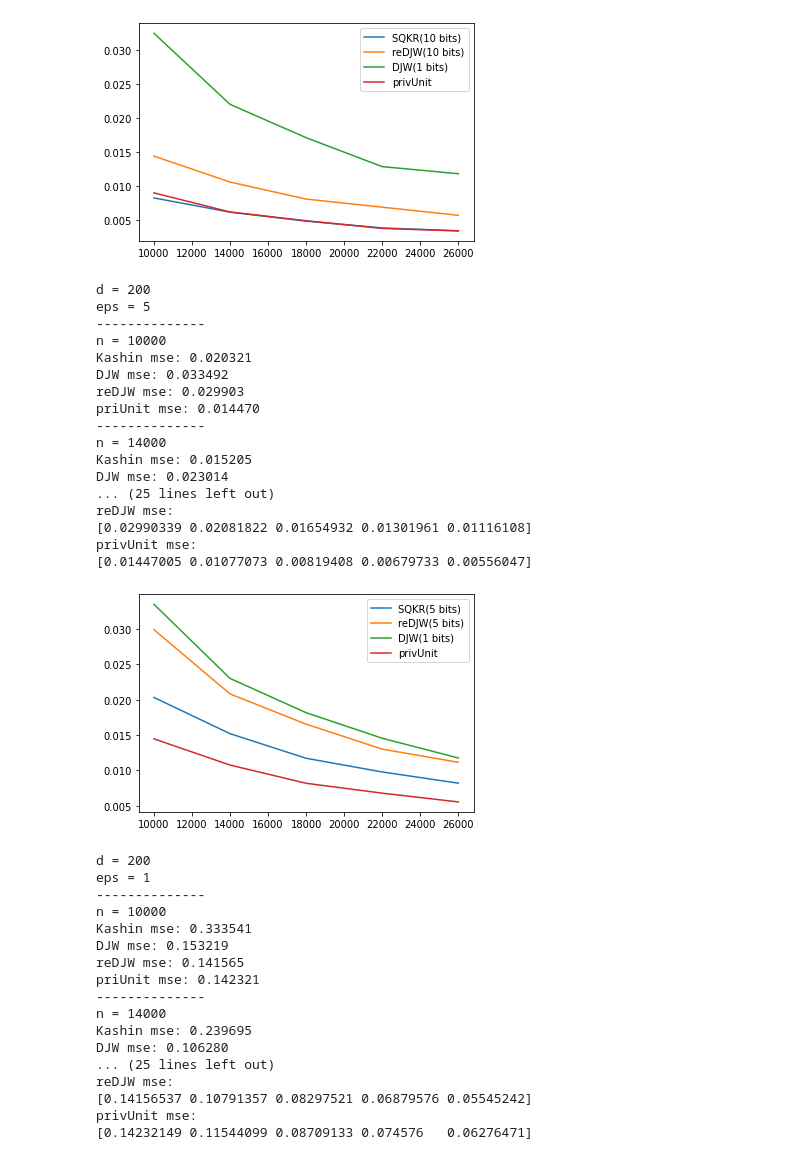
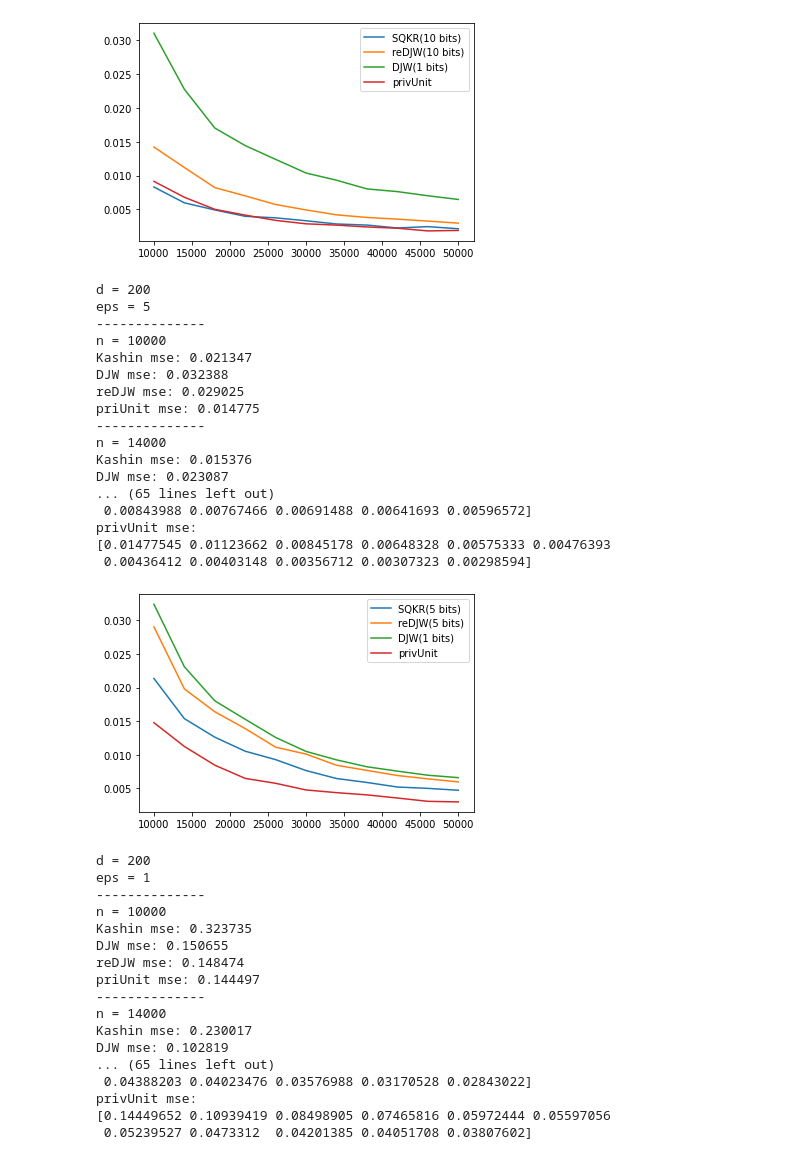
Before and after one commit to WeiNingChen/Kashin-mean-estimation, a Jupyter notebook: privUnit_DJW_SQKR.ipynb, the cells around one changed output. Cells and saved outputs as stored; diff of their text form; code cells hidden in the pictures.

```diff
--- a/privUnit_DJW_SQKR.ipynb
+++ b/privUnit_DJW_SQKR.ipynb
@@ -148,10 +148,10 @@ def DJW_decode(U, k, eps, q_sampling, B):
 if __name__ == "__main__":
 
 	# set parameters
-	num_itr = 11
+	num_itr = 10
 	init_size = 10000
 	step_size = 4000
-	step_num = 5
+	step_num = 11
 	indices = [init_size + i*step_size for i in range(step_num)]
 
 
@@ -278,36 +278,36 @@ privUnit mse:
-[figure, old version]
+[figure, new version]
 d = 200
 eps = 5
 --------------
 n = 10000
-Kashin mse: 0.020321
-DJW mse: 0.033492
-reDJW mse: 0.029903
-priUnit mse: 0.014470
+Kashin mse: 0.021347
+DJW mse: 0.032388
+reDJW mse: 0.029025
+priUnit mse: 0.014775
 --------------
 n = 14000
-Kashin mse: 0.015205
-DJW mse: 0.023014
-... (25 lines left out)
-reDJW mse:
-[0.02990339 0.02081822 0.01654932 0.01301961 0.01116108]
+Kashin mse: 0.015376
+DJW mse: 0.023087
+... (65 lines left out)
+ 0.00843988 0.00767466 0.00691488 0.00641693 0.00596572]
 privUnit mse:
-[0.01447005 0.01077073 0.00819408 0.00679733 0.00556047]
+[0.01477545 0.01123662 0.00845178 0.00648328 0.00575333 0.00476393
+ 0.00436412 0.00403148 0.00356712 0.00307323 0.00298594]
-[figure, old version]
+[figure, new version]
 d = 200
 eps = 1
 --------------
 n = 10000
-Kashin mse: 0.333541
-DJW mse: 0.153219
-reDJW mse: 0.141565
-priUnit mse: 0.142321
+Kashin mse: 0.323735
+DJW mse: 0.150655
+reDJW mse: 0.148474
+priUnit mse: 0.144497
 --------------
 n = 14000
-Kashin mse: 0.239695
-DJW mse: 0.106280
-... (25 lines left out)
-reDJW mse:
-[0.14156537 0.10791357 0.08297521 0.06879576 0.05545242]
+Kashin mse: 0.230017
+DJW mse: 0.102819
+... (65 lines left out)
+ 0.04388203 0.04023476 0.03576988 0.03170528 0.02843022]
 privUnit mse:
-[0.14232149 0.11544099 0.08709133 0.074576   0.06276471]
+[0.14449652 0.10939419 0.08498905 0.07465816 0.05972444 0.05597056
+ 0.05239527 0.0473312  0.04201385 0.04051708 0.03807602]
```
Also changed, not shown: parts of 2 cells of this notebook.
